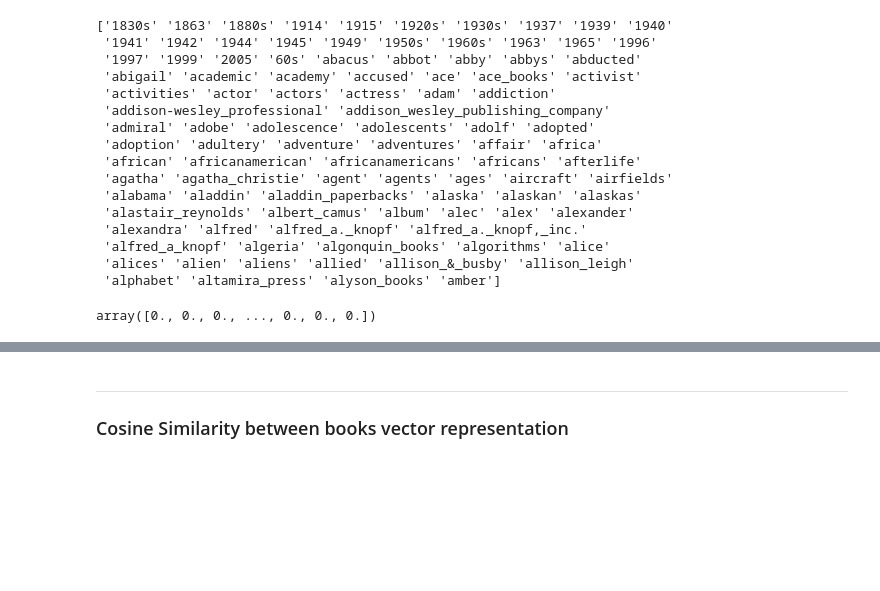
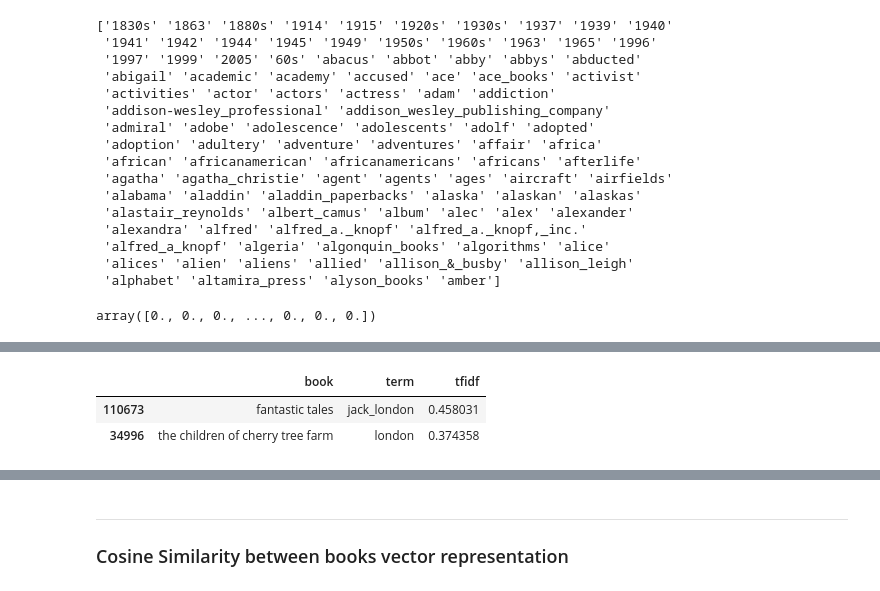
Before and after one commit to AmoliR/nlp-for-book-recommendation, a Jupyter notebook: model.ipynb, the cells around one changed output, grey strips where cells are left out. Saved outputs shown, nothing was run; the diff lists cells and outputs as text; code cells hidden in the pictures; blank space fills up the shorter version.

```diff
--- a/model.ipynb
+++ b/model.ipynb
@@ -60,0 +92,7 @@ tfidf_encoding.toarray().shape
+# %%
+# Find books with term "london"
+tfidf_df_preview[tfidf_df_preview['term'].str.contains('london')]
+# %% [output]
+|  | book | term | tfidf |
+| 110673 | fantastic tales | jack_london | 0.458031 |
+| 34996 | the children of cherry tree farm | london | 0.374358 |
```
Also changed, not shown: parts of 9 cells of this notebook.
